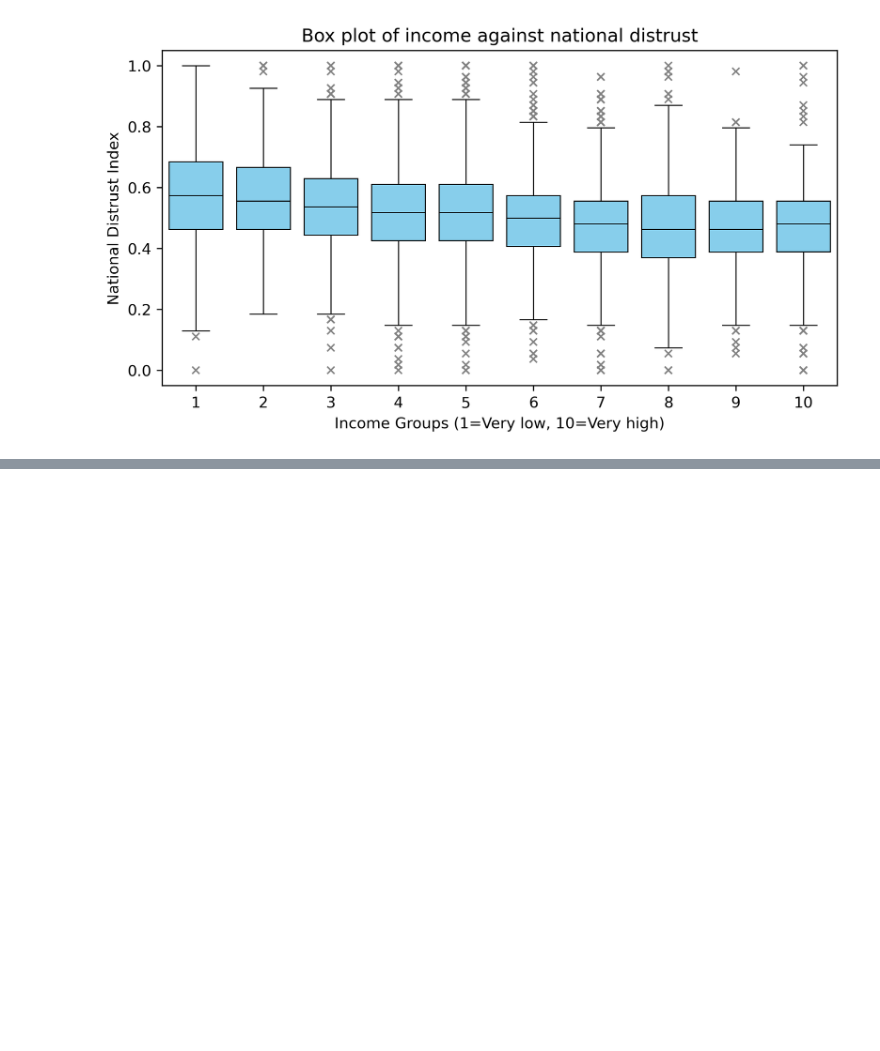
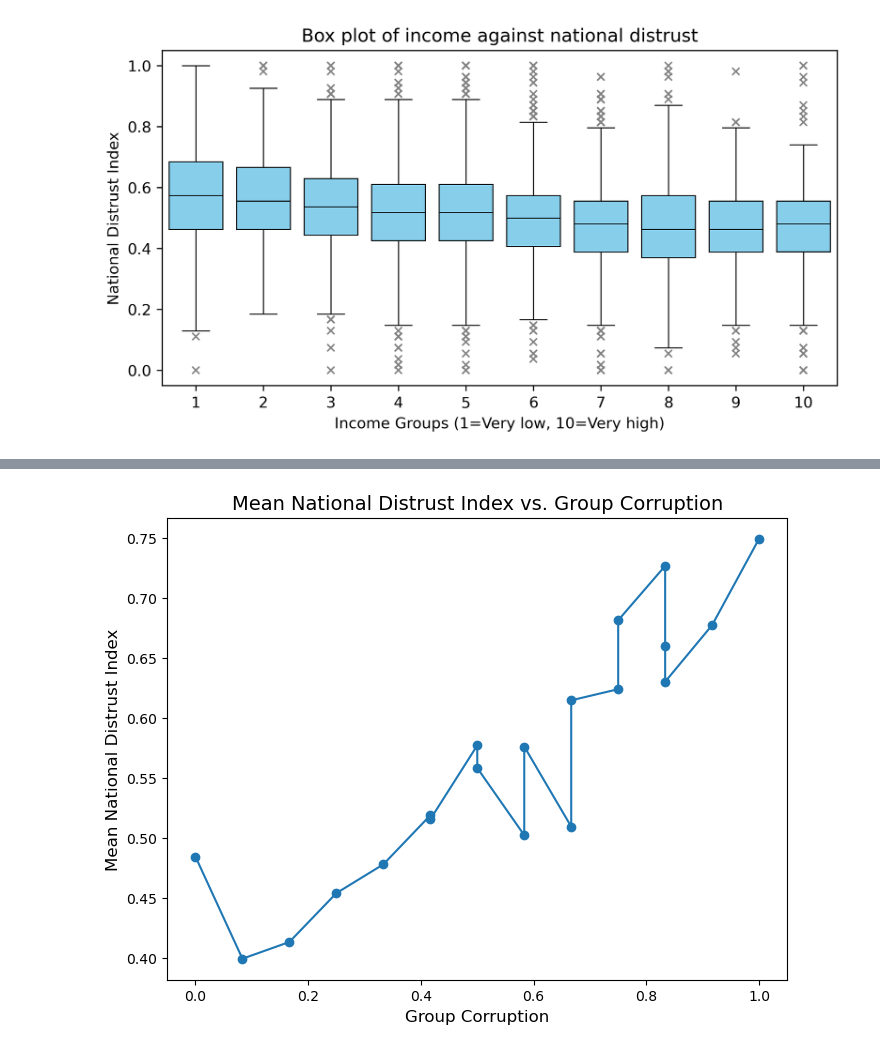
Before and after one commit to ekaba007/world_value, a Jupyter notebook: analysis/report_visiualization.ipynb, the cells around one changed output, grey strips where cells are left out. Saved outputs shown, nothing was run; the diff lists cells and outputs as text; code cells hidden in the pictures; blank space fills up the shorter version.

```diff
--- a/analysis/report_visiualization.ipynb
+++ b/analysis/report_visiualization.ipynb
@@ -27,0 +52,16 @@ plt.show()
+# %%
+mean_national_distrust = df.groupby("group_corruption")["national_distrust_index"].mean()
+
+# Plot
+plt.figure(figsize=(8, 6))
+plt.plot(mean_national_distrust.index, mean_national_distrust.values, marker='o', linestyle='-')
+
+# Titles and labels
+plt.title("Mean National Distrust Index vs. Group Corruption", fontsize=14)
+plt.xlabel("Group Corruption", fontsize=12)
+plt.ylabel("Mean National Distrust Index", fontsize=12)
+
+# Show the plot
+plt.show()
+# %% [output]
+[figure, added]
```
Also changed, not shown: parts of 9 cells of this notebook.
